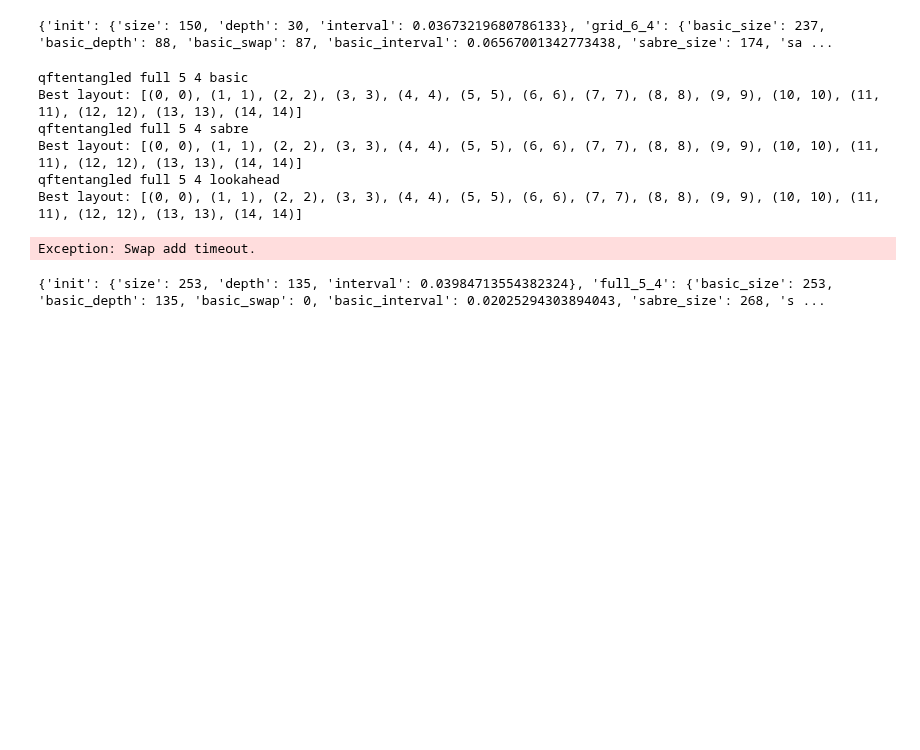
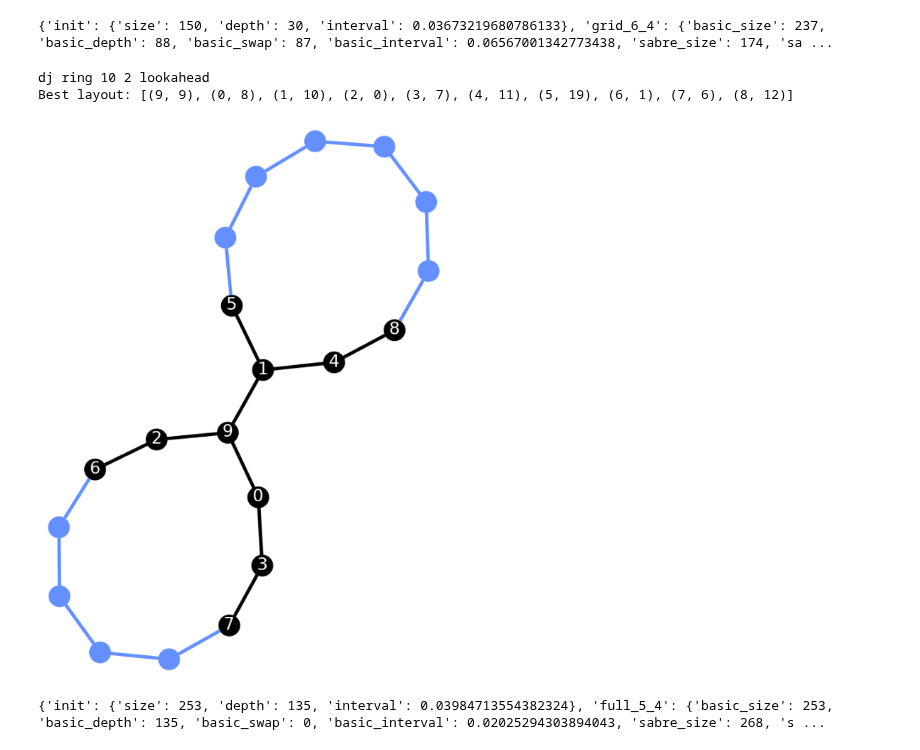
Before and after one commit to natashaval/qubit-mapping-distributed-qc, a Jupyter notebook: 5_benchmarking_FINAL.ipynb, the cells around one changed output. Saved outputs shown, nothing was run; the diff lists cells and outputs as text; code cells hidden in the pictures; blank space fills up the shorter version.

Commit message:
rearrange data_layout

```diff
--- a/5_benchmarking_FINAL.ipynb
+++ b/5_benchmarking_FINAL.ipynb
@@ -241,7 +241,7 @@ def update_dict_size_depth(qc, dag, layout_name, num_qubits, num_group, routing_
         pm = build_pass_manager(routing_option, backend, best_layout)
         # pm = build_pass_manager(routing_option, backend)
         isa = pm.run(qc)
-        # display(plot_circuit_layout(isa, backend, view='virtual'))
+        display(plot_circuit_layout(isa, backend, view='virtual'))
         # display(plot_circuit_layout(isa, backend, view='physical'))
 
     if f'{layout_name}_{num_qubits}_{num_group}' not in dict_benchmark[str(circuit_size)][benchmark_name]:
@@ -298,57 +298,53 @@ print(dict_benchmark[str(circuit_size)][benchmark_name])
 # %%
 # dict_benchmark = open_json_from_file(dict_benchmark)
 interaction_timeout = ["twolocalrandom", "su2random", "realamprandom", "random", "qnn", "qftentangled", "portfolioqaoa", "portfoliovqe"]
-circuit_size = 15 # circuit size [15], if [20] runtime >20mins
-benchmark_name = "qftentangled"
+circuit_size = 10 # circuit size [15], if [20] runtime >20mins
+benchmark_name = "dj"
 # for circuit_size in circuit_size_list:
 # for benchmark_name in benchmark_name_list:
 qc, dag = start_initial_benchmark(benchmark_name=benchmark_name, circuit_size=circuit_size, dict_benchmark=dict_benchmark)
 routing_options = [
-    'basic',
-    'sabre',
+    # 'basic',
+    # 'sabre',
     'lookahead'
     ]
 
 distributed_options_failed = [
                             ['ring', 7, 3], # failed at stopper 50
                             ['full', 7, 3],
                             ['ring', 5, 4], # failed with stopper swap at 50
                             ]
 
 distributed_4 = [
     ['full', 5, 4],
     # ['grid', 6, 4],
     # ['ring', 5, 4],
 ]
 
 # number of qubits between 18 (grid) - 20 qubits
 distributed_options_final = [
-    ['full', 20, 1], # monolithic
-    ['line', 20, 1], # monolithic
-    ['full', 10, 2], # distributed
-    ['full', 7, 3],
-    ['grid', 9, 2],
-    ['grid', 8, 3],
+    # ['full', 20, 1], # monolithic
+    # ['line', 20, 1], # monolithic
+    # ['full', 10, 2], # distributed
+    # ['full', 7, 3],
+    # ['grid', 9, 2],
+    # ['grid', 8, 3],
     ['ring', 10, 2],
-    ['ring', 7, 3],
-    ['t_horizontal', 5, 4],
-    ['t_vertical', 5, 4],
+    # ['ring', 7, 3],
+    # ['t_horizontal', 5, 4],
+    # ['t_vertical', 5, 4],
 ]
 
-for layout_name, num_qubits, num_group in distributed_4:
+for layout_name, num_qubits, num_group in distributed_options_final:
     for routing_option in routing_options:
         print(benchmark_name, layout_name, num_qubits, num_group, routing_option)
         update_dict_size_depth(qc, dag, layout_name, num_qubits, num_group, routing_option, dict_benchmark)
 
 # circuit_size[5], distributed_options_FINAL, runtime 14.0s
 # %% [output]
-qftentangled full 5 4 basic
-Best layout: [(0, 0), (1, 1), (2, 2), (3, 3), (4, 4), (5, 5), (6, 6), (7, 7), (8, 8), (9, 9), (10, 10), (11, 11), (12, 12), (13, 13), (14, 14)]
-qftentangled full 5 4 sabre
-Best layout: [(0, 0), (1, 1), (2, 2), (3, 3), (4, 4), (5, 5), (6, 6), (7, 7), (8, 8), (9, 9), (10, 10), (11, 11), (12, 12), (13, 13), (14, 14)]
-qftentangled full 5 4 lookahead
-Best layout: [(0, 0), (1, 1), (2, 2), (3, 3), (4, 4), (5, 5), (6, 6), (7, 7), (8, 8), (9, 9), (10, 10), (11, 11), (12, 12), (13, 13), (14, 14)]
+dj ring 10 2 lookahead
+Best layout: [(9, 9), (0, 8), (1, 10), (2, 0), (3, 7), (4, 11), (5, 19), (6, 1), (7, 6), (8, 12)]
-Exception: Swap add timeout.
+[figure, added]
 # %%
 save_dict_to_file(dict_benchmark)
 print(dict_benchmark[str(circuit_size)][benchmark_name])
```
Also changed, not shown: parts of 4 cells of this notebook, 2 other files.
